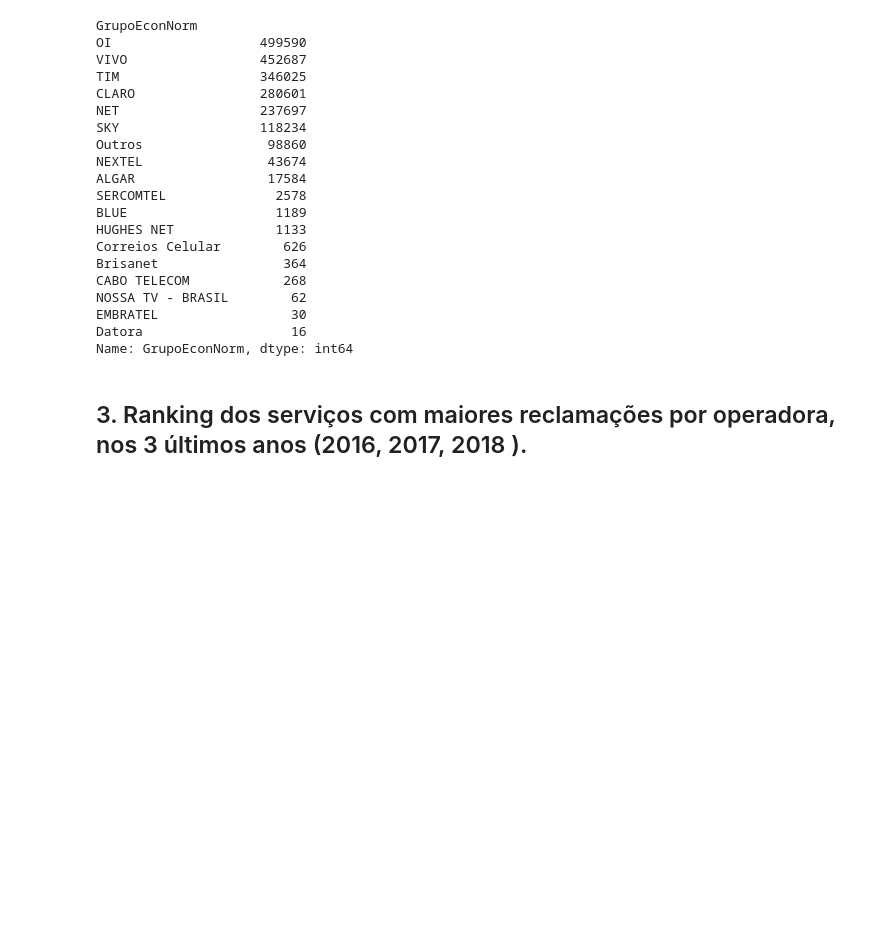
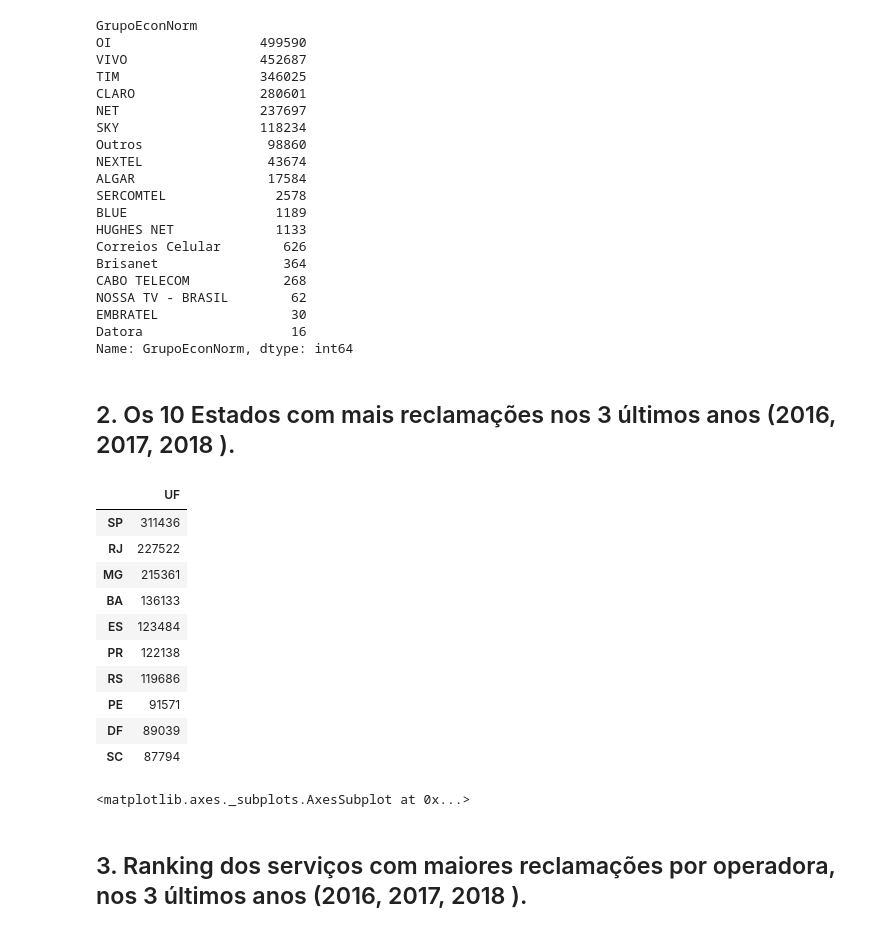
Before and after one commit to Rafaelcvo/dataset_anatel_pos, a Jupyter notebook: anatel.ipynb, the cells around one changed output. Cells and saved outputs as stored; diff of their text form; code cells hidden in the pictures; blank space fills up the shorter version.

```diff
--- a/anatel.ipynb
+++ b/anatel.ipynb
@@ -228,6 +228,29 @@ NOSSA TV - BRASIL        62
 EMBRATEL                 30
 Datora                   16
 Name: GrupoEconNorm, dtype: int64
+# %% [markdown]
+## 2. Os 10 Estados com mais reclamações nos 3 últimos anos (2016, 2017, 2018 ).
+# %%
+#agrupando por grupo Estado e contando quantidade de registros
+data = df_anatel[df_anatel['UF']!='ND']
+df_state = data['UF'].value_counts().sort_values(ascending=False)
+df_state[:10].to_frame()
+# %% [output]
+|  | UF |
+| SP | 311436 |
+| RJ | 227522 |
+| MG | 215361 |
+| BA | 136133 |
+| ES | 123484 |
+| PR | 122138 |
+| RS | 119686 |
+| PE | 91571 |
+| DF | 89039 |
+| SC | 87794 |
+# %%
+df_state[:10].sort_values().plot.barh()
+# %% [output]
+<matplotlib.axes._subplots.AxesSubplot at 0x...>
 # %% [markdown]
 ## 3. Ranking dos serviços com maiores reclamações por operadora, nos 3 últimos anos (2016, 2017, 2018 ).
 # %%
```
Also changed, not shown: parts of 3 cells of this notebook.
